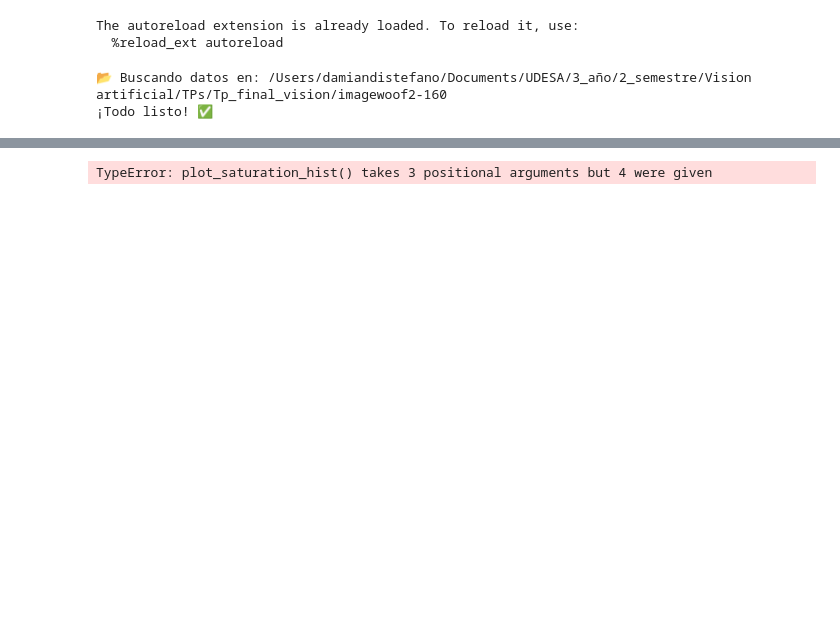
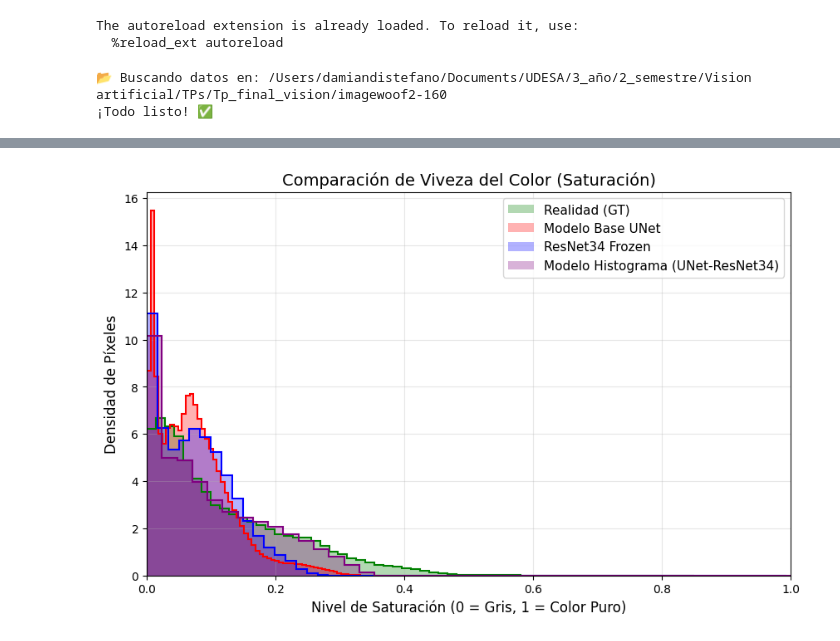
Before and after one commit to Sdomato/Tp_final_vision, a Jupyter notebook: graficos/grafs.ipynb, the cells around one changed output, grey strips where cells are left out. Saved outputs shown, nothing was run; the diff lists cells and outputs as text; code cells hidden in the pictures; blank space fills up the shorter version.

```diff
--- a/graficos/grafs.ipynb
+++ b/graficos/grafs.ipynb
@@ -77,6 +77,6 @@ plot_ab_distribution(real_data, viejo_data, nuevo_data, hist_data)
 # %%
 mis_modelos = [modelo_base, modelo_resnet, modelo_hist]
-mis_nombres = ["Modelo Base", "ResNet34 + SSIM", "Modelo Histograma (UNet-ResNet34)"]
+mis_nombres = ["Modelo Base UNet", "ResNet34 Frozen", "Modelo Histograma (UNet-ResNet34)"]
 plot_saturation_hist(val_loader, mis_modelos, mis_nombres, device)
 # %% [output]
-TypeError: plot_saturation_hist() takes 3 positional arguments but 4 were given
+[figure, added]
```
Also changed, not shown: parts of 1 cell of this notebook, 7 other files.
